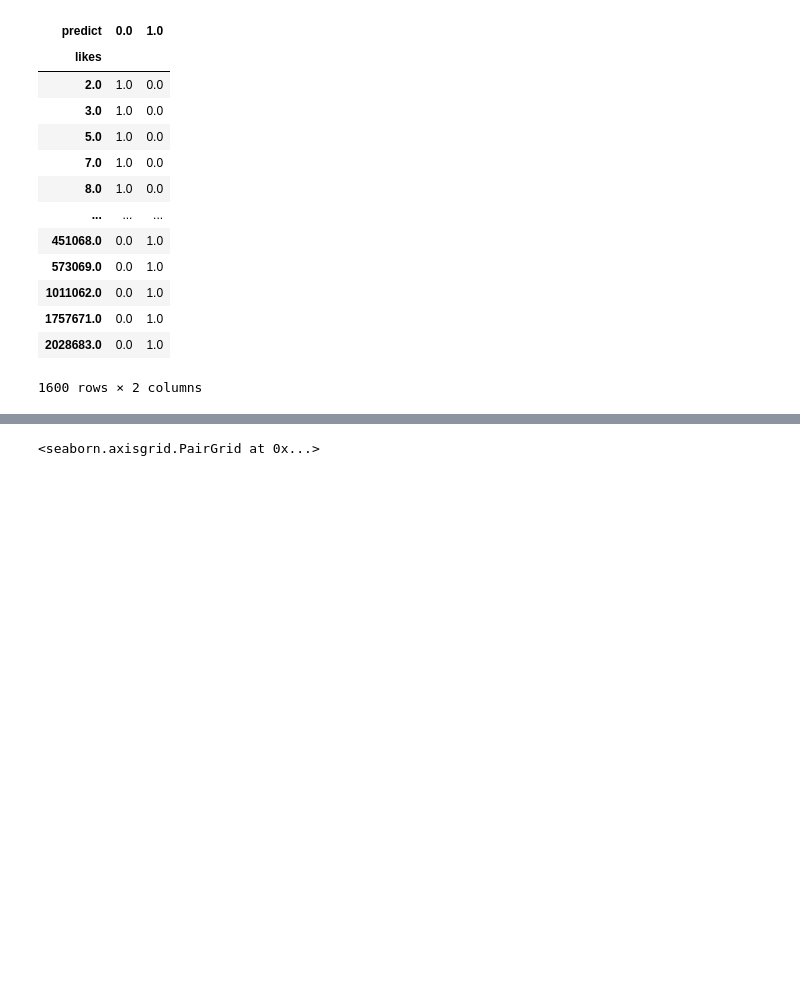
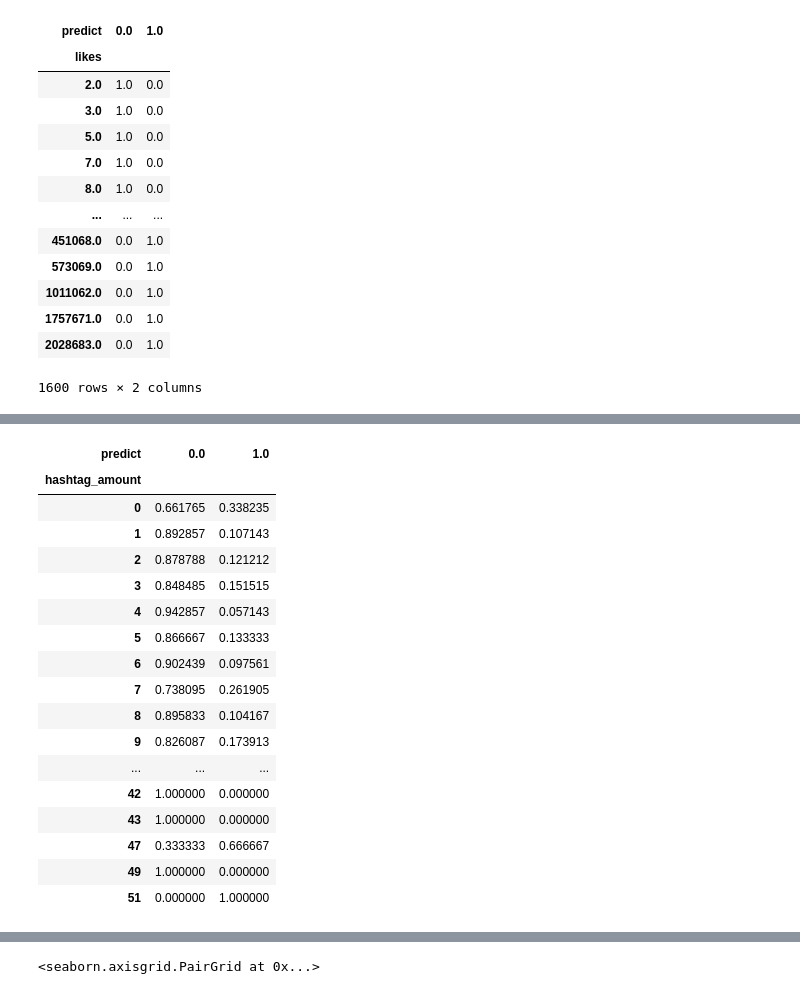
Before and after one commit to OrenPin/Instagram-Prediction---Data-Analysis, a Jupyter notebook: dataAnalysis.ipynb, the cells around one changed output, grey strips where cells are left out. Drawn from its saved outputs; the diff is of its cells as text; code cells hidden in the pictures; blank space fills up the shorter version.

```diff
--- a/dataAnalysis.ipynb
+++ b/dataAnalysis.ipynb
@@ -376,0 +487,22 @@ chi2_contingency(ct3)
+# %%
+ct11=pd.crosstab(df['hashtag_amount'],df['predict'], normalize='index')
+ct11
+# %% [output]
+| predict | 0.0 | 1.0 |
+| hashtag_amount |  |  |
+| 0 | 0.661765 | 0.338235 |
+| 1 | 0.892857 | 0.107143 |
+| 2 | 0.878788 | 0.121212 |
+| 3 | 0.848485 | 0.151515 |
+| 4 | 0.942857 | 0.057143 |
+| 5 | 0.866667 | 0.133333 |
+| 6 | 0.902439 | 0.097561 |
+| 7 | 0.738095 | 0.261905 |
+| 8 | 0.895833 | 0.104167 |
+| 9 | 0.826087 | 0.173913 |
+| ... | ... | ... |
+| 42 | 1.000000 | 0.000000 |
+| 43 | 1.000000 | 0.000000 |
+| 47 | 0.333333 | 0.666667 |
+| 49 | 1.000000 | 0.000000 |
+| 51 | 0.000000 | 1.000000 |
```
Also changed, not shown: parts of 30 cells of this notebook, 1 other file.
